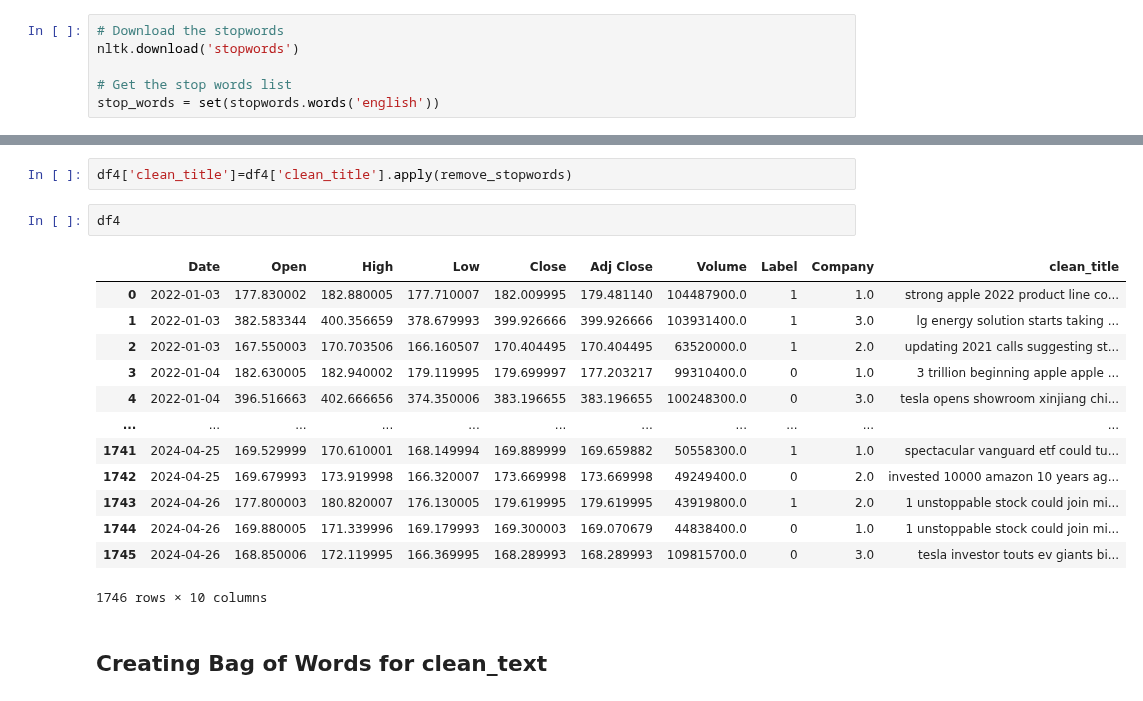
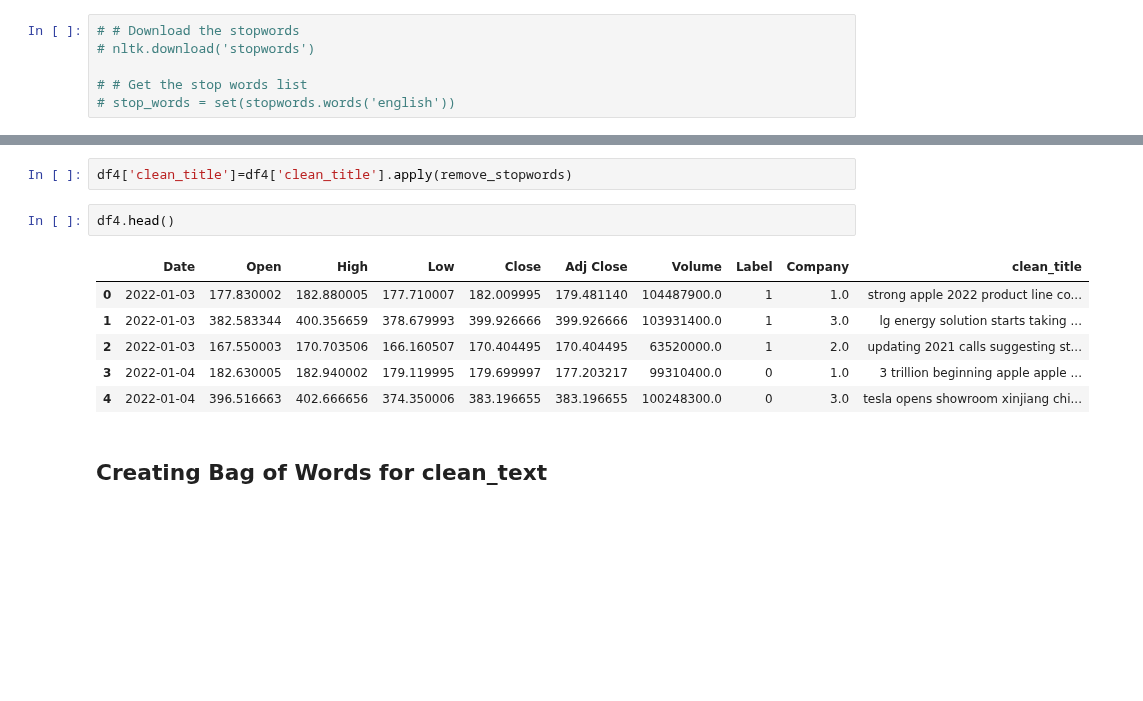
Before and after one commit to 37nomad/Stock-Sentiment-Analysis-Using-Machine-Learning, a Jupyter notebook: Finance_Project/Project2.ipynb, the cells around one changed output, grey strips where cells are left out. Saved outputs shown, nothing was run; the diff lists cells and outputs as text; blank space fills up the shorter version.

```diff
--- a/Finance_Project/Project2.ipynb
+++ b/Finance_Project/Project2.ipynb
@@ -387,8 +376,8 @@ Note: you may need to restart the kernel to use updated packages.
 import nltk
 from nltk.corpus import stopwords
 # %%
-# Download the stopwords
-nltk.download('stopwords')
+# # Download the stopwords
+# nltk.download('stopwords')
 
-# Get the stop words list
-stop_words = set(stopwords.words('english'))
+# # Get the stop words list
+# stop_words = set(stopwords.words('english'))
@@ -404,21 +389,14 @@ def remove_stopwords(text):
 # %%
 df4['clean_title']=df4['clean_title'].apply(remove_stopwords)
 # %%
-df4
+df4.head()
 # %% [output]
 |  | Date | Open | High | Low | Close | Adj Close | Volume | Label | Company | clean_title |
 | 0 | 2022-01-03 | 177.830002 | 182.880005 | 177.710007 | 182.009995 | 179.481140 | 104487900.0 | 1 | 1.0 | strong apple 2022 product line co... |
 | 1 | 2022-01-03 | 382.583344 | 400.356659 | 378.679993 | 399.926666 | 399.926666 | 103931400.0 | 1 | 3.0 | lg energy solution starts taking ... |
 | 2 | 2022-01-03 | 167.550003 | 170.703506 | 166.160507 | 170.404495 | 170.404495 | 63520000.0 | 1 | 2.0 | updating 2021 calls suggesting st... |
 | 3 | 2022-01-04 | 182.630005 | 182.940002 | 179.119995 | 179.699997 | 177.203217 | 99310400.0 | 0 | 1.0 | 3 trillion beginning apple apple ... |
 | 4 | 2022-01-04 | 396.516663 | 402.666656 | 374.350006 | 383.196655 | 383.196655 | 100248300.0 | 0 | 3.0 | tesla opens showroom xinjiang chi... |
-| ... | ... | ... | ... | ... | ... | ... | ... | ... | ... | ... |
-| 1741 | 2024-04-25 | 169.529999 | 170.610001 | 168.149994 | 169.889999 | 169.659882 | 50558300.0 | 1 | 1.0 | spectacular vanguard etf could tu... |
-| 1742 | 2024-04-25 | 169.679993 | 173.919998 | 166.320007 | 173.669998 | 173.669998 | 49249400.0 | 0 | 2.0 | invested 10000 amazon 10 years ag... |
-| 1743 | 2024-04-26 | 177.800003 | 180.820007 | 176.130005 | 179.619995 | 179.619995 | 43919800.0 | 1 | 2.0 | 1 unstoppable stock could join mi... |
-| 1744 | 2024-04-26 | 169.880005 | 171.339996 | 169.179993 | 169.300003 | 169.070679 | 44838400.0 | 0 | 1.0 | 1 unstoppable stock could join mi... |
-| 1745 | 2024-04-26 | 168.850006 | 172.119995 | 166.369995 | 168.289993 | 168.289993 | 109815700.0 | 0 | 3.0 | tesla investor touts ev giants bi... |
-1746 rows × 10 columns
 # %% [markdown]
 ## Creating Bag of Words for clean_text
 # %%
```
Also changed, not shown: parts of 44 cells of this notebook.
